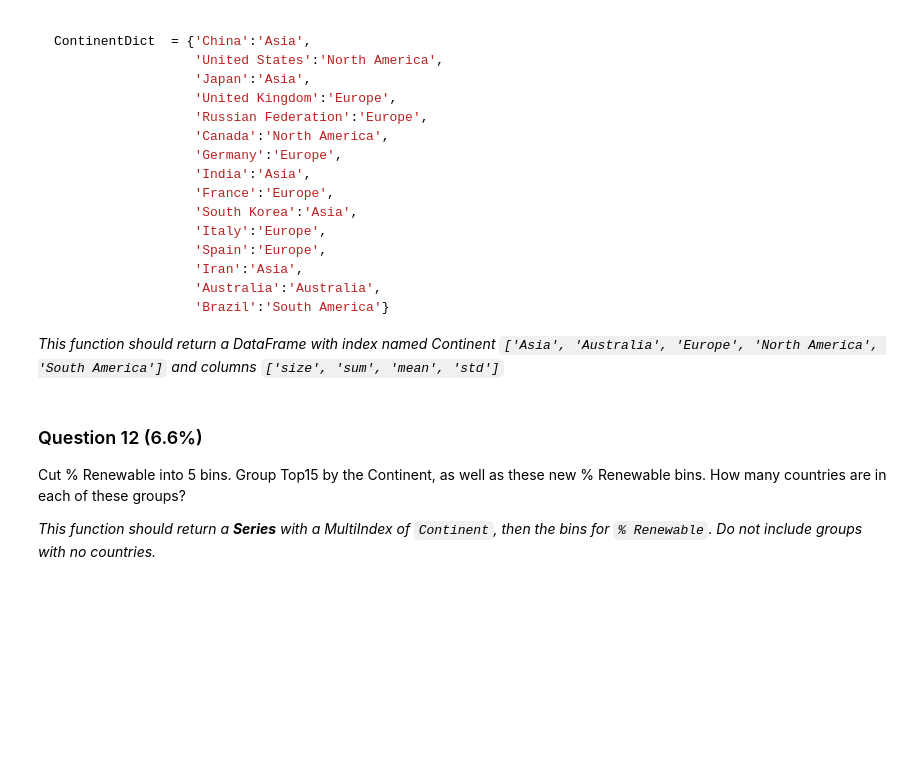
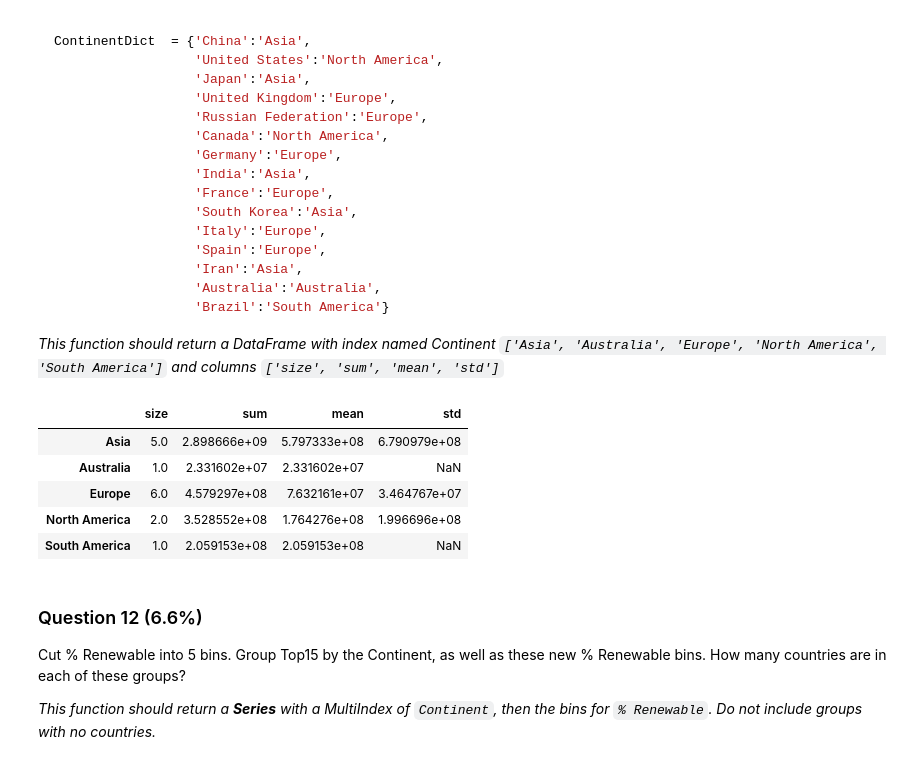
Before and after one commit to abhatkar1/Data-Analysis-Project-Using-Python, a Jupyter notebook: Assignment3 by Zhulin Fan/Assignment2.ipynb, the cells around one changed output. Saved outputs shown, nothing was run; the diff lists cells and outputs as text; code cells hidden in the pictures; blank space fills up the shorter version.

````diff
--- a/Assignment3 by Zhulin Fan/Assignment2.ipynb
+++ b/Assignment3 by Zhulin Fan/Assignment2.ipynb
@@ -192,10 +335,39 @@ ContinentDict  = {'China':'Asia',
 ```
 
 *This function should return a DataFrame with index named Continent `['Asia', 'Australia', 'Europe', 'North America', 'South America']` and columns `['size', 'sum', 'mean', 'std']`*
-# %%
-def answer_eleven():
-    Top15 = answer_one()
-    return "ANSWER"
+# %%
+def answer_eleven():
+    Top15 = answer_one()
+    ContinentDict  = {'China':'Asia',
+                  'United States':'North America',
+                  'Japan':'Asia',
+                  'United Kingdom':'Europe',
+                  'Russian Federation':'Europe',
+                  'Canada':'North America',
+                  'Germany':'Europe',
+                  'India':'Asia',
+                  'France':'Europe',
+                  'South Korea':'Asia',
+                  'Italy':'Europe',
+                  'Spain':'Europe',
+                  'Iran':'Asia',
+                  'Australia':'Australia',
+                  'Brazil':'South America'}
+    groups = pd.DataFrame(columns = ['size', 'sum', 'mean', 'std'])
+    Top15['Estimate Population'] = Top15['Energy Supply'] / Top15['Energy Supply per Capita']
+
+    for group, frame in Top15.groupby(ContinentDict):
+        groups.loc[group] = [len(frame), frame['Estimate Population'].sum(),frame['Estimate Population'].mean(),frame['Estimate Population'].std()]
+
+    return groups
+answer_eleven()
+# %% [output]
+|  | size | sum | mean | std |
+| Asia | 5.0 | 2.898666e+09 | 5.797333e+08 | 6.790979e+08 |
+| Australia | 1.0 | 2.331602e+07 | 2.331602e+07 | NaN |
+| Europe | 6.0 | 4.579297e+08 | 7.632161e+07 | 3.464767e+07 |
+| North America | 2.0 | 3.528552e+08 | 1.764276e+08 | 1.996696e+08 |
+| South America | 1.0 | 2.059153e+08 | 2.059153e+08 | NaN |
 # %% [markdown]
 ### Question 12 (6.6%)
 Cut % Renewable into 5 bins. Group Top15 by the Continent, as well as these new % Renewable bins. How many countries are in each of these groups?
````
Also changed, not shown: parts of 25 cells of this notebook, 1 other file.
